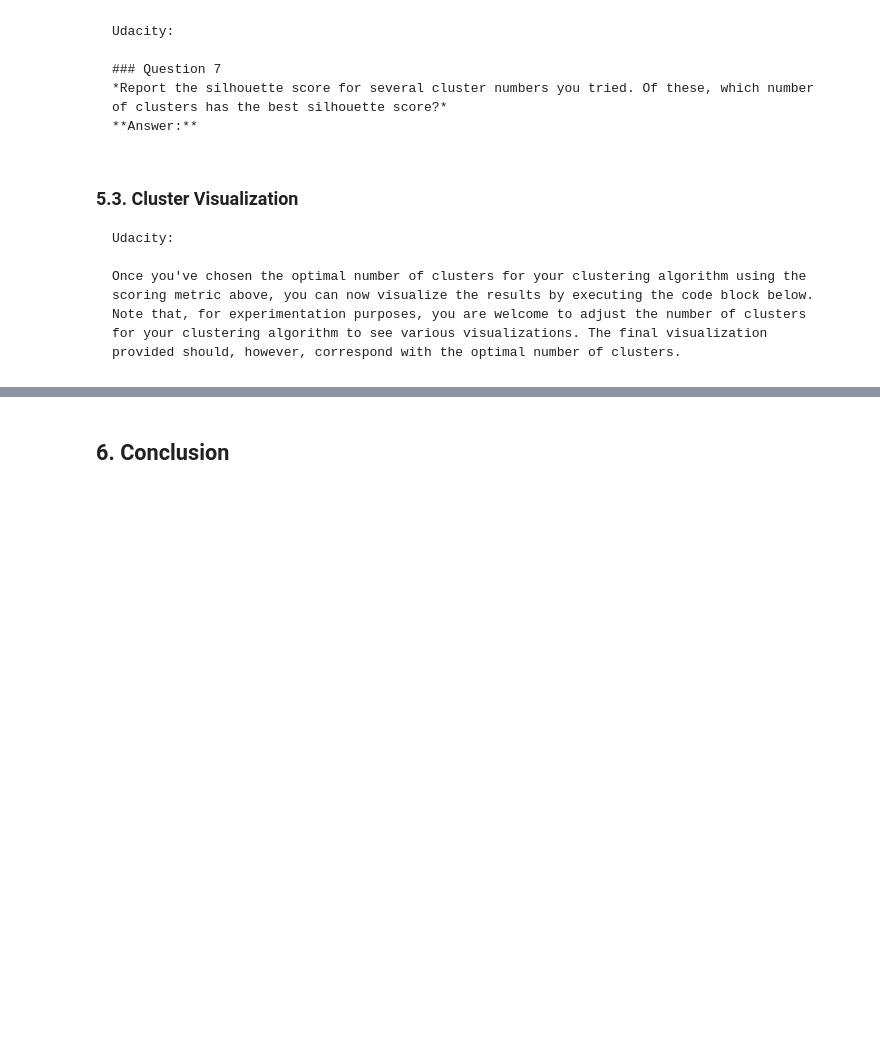
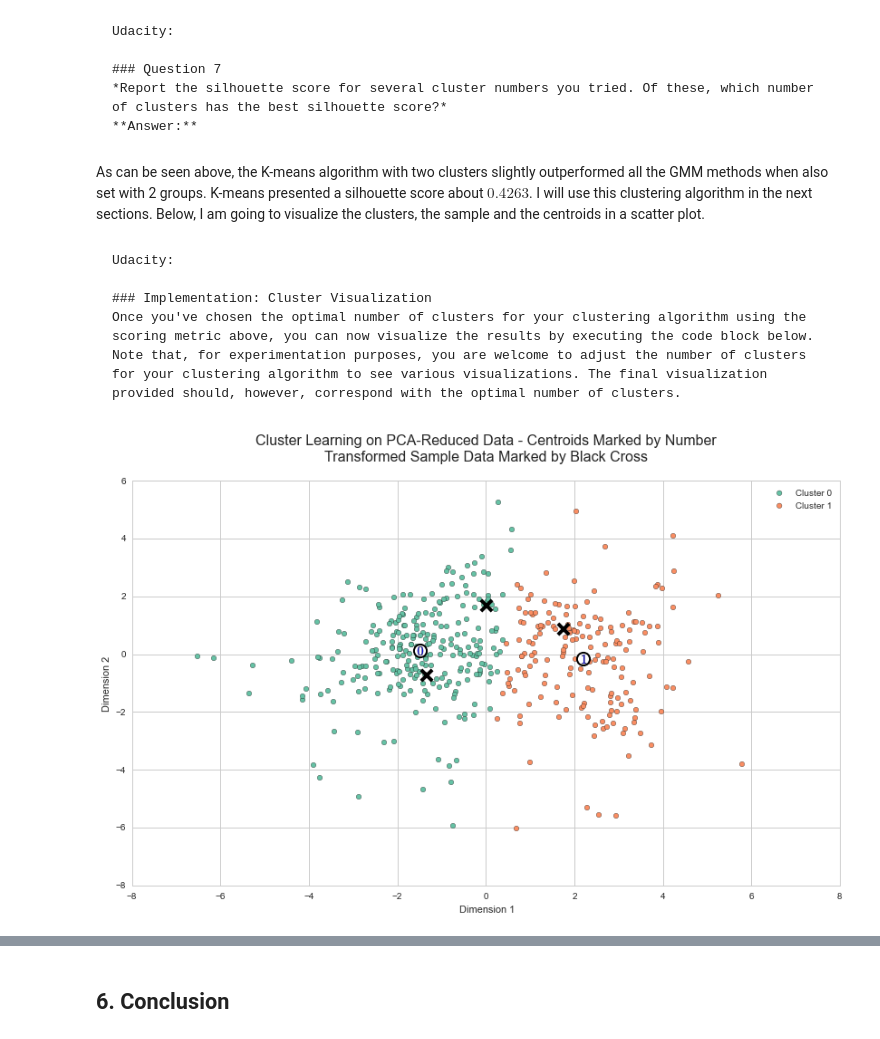
Before and after one commit to ucaiado/Customer_Segments, a Jupyter notebook: customer_segments.ipynb, the cells around one changed output, grey strips where cells are left out. Saved outputs shown, nothing was run; the diff lists cells and outputs as text; code cells hidden in the pictures; blank space fills up the shorter version.

Commit message:
implement all remain code task. Now I need to write about it

````diff
--- a/customer_segments.ipynb
+++ b/customer_segments.ipynb
@@ -598,32 +601,36 @@ import time
 range_n_clusters = [2, 3, 4, 5, 6, 8, 10]
 
 f_st = time.time()
-d_model = {"Kmeans": {}}
+d_score = {}
+d_model = {}
+s_key = "Kmeans"
+d_score[s_key] = {}
+d_model[s_key] = {}
 for n_clusters in range_n_clusters:
     # TODO: Apply your clustering algorithm of choice to the reduced data
     clusterer = KMeans(n_clusters=n_clusters, random_state=10)
     preds = clusterer.fit_predict(reduced_data)
-#     centers
-    sample_preds = clusterer.predict(pca_samples)
-    score = metrics.silhouette_score(reduced_data, preds)
-    d_model["Kmeans"][n_clusters] = score
+    d_model[s_key][n_clusters] = clusterer
+    d_score[s_key][n_clusters] = metrics.silhouette_score(reduced_data, preds)
 print "K-Means took {:0.2f} seconds to run over all complexity space".format(time.time() - f_st)
 
 f_avg = 0
+
 for covar_type in ['spherical', 'diag', 'tied', 'full']:
     f_st = time.time()
-    d_model["GMM_{}".format(covar_type)] = {}
+    s_key = "GMM_{}".format(covar_type)
+    d_score[s_key] = {}
+    d_model[s_key] = {}
     for n_clusters in range_n_clusters:
+
         # TODO: Apply your clustering algorithm of choice to the reduced data
         clusterer = GMM(n_components=n_clusters,
                         covariance_type=covar_type,
                         random_state=10)
         clusterer.fit(reduced_data)
         preds = clusterer.predict(reduced_data)
-    #     centers
-        sample_preds = clusterer.predict(pca_samples)
-        score = metrics.silhouette_score(reduced_data, preds)
-        d_model["GMM_{}".format(covar_type)][n_clusters] = score
+        d_model[s_key][n_clusters] = clusterer
+        d_score[s_key][n_clusters] = metrics.silhouette_score(reduced_data, preds)
         f_avg += time.time() - f_st
 
 print "GMM took {:0.2f} seconds on average to run over all complexity space".format(f_avg / 4.)
@@ -668,15 +667,24 @@ Udacity:
 *Report the silhouette score for several cluster numbers you tried. Of these, which number of clusters has the best silhouette score?*
 **Answer:**
 ```
+# %% [markdown]
+As can be seen above, the K-means algorithm with two clusters slightly outperformed all the GMM methods when also set with 2 groups. K-means presented a silhouette score about $0.4263$. I will use this clustering algorithm in the next sections. Below, I am going to visualize the clusters, the sample and the centroids in a scatter plot.
+# %%
+# get centers
+sample_preds = d_model["Kmeans"][2].predict(pca_samples)
+centers = d_model["Kmeans"][2].cluster_centers_
+preds = d_model["Kmeans"][2].fit_predict(reduced_data)
 # %% [markdown]
-### 5.3. Cluster Visualization
 
 ```
 Udacity:
 
+### Implementation: Cluster Visualization
 Once you've chosen the optimal number of clusters for your clustering algorithm using the scoring metric above, you can now visualize the results by executing the code block below. Note that, for experimentation purposes, you are welcome to adjust the number of clusters for your clustering algorithm to see various visualizations. The final visualization provided should, however, correspond with the optimal number of clusters.
 ```
 # %%
 # Display the results of the clustering from implementation
-rs.cluster_results(reduced_data, preds, centers, pca_samples)
+eda.cluster_results(reduced_data, preds, centers, pca_samples)
+# %% [output]
+[figure, added]
 # %% [markdown]
````
Also changed, not shown: parts of 19 cells of this notebook, 1 other file.
